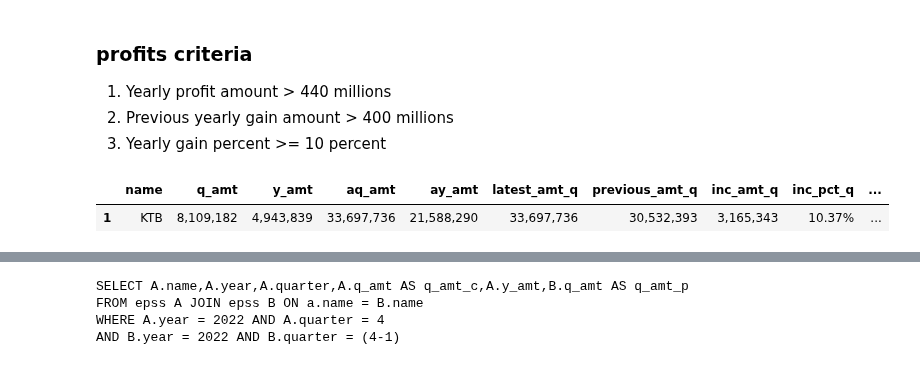
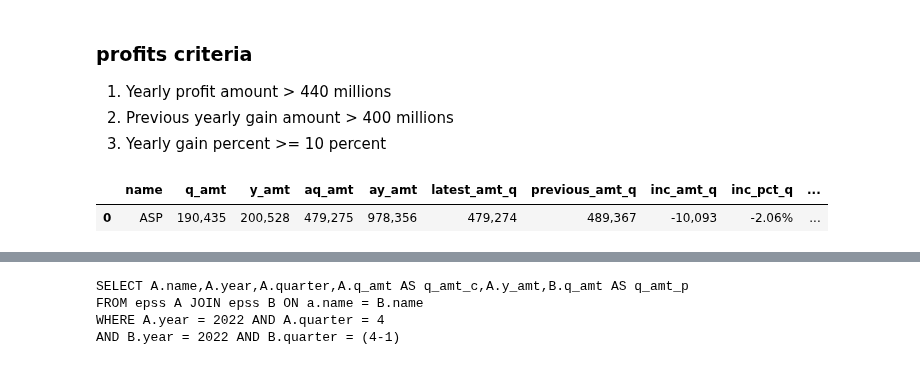
Before and after one commit to santimcs/A7, a Jupyter notebook: Quarterly/440-Create Profits Q4.ipynb, the cells around one changed output, grey strips where cells are left out. Saved outputs shown, nothing was run; the diff lists cells and outputs as text; code cells hidden in the pictures.

```diff
--- a/Quarterly/440-Create Profits Q4.ipynb
+++ b/Quarterly/440-Create Profits Q4.ipynb
@@ -209,10 +194,10 @@ profits.head().style.format(format_dict)
 2. Previous yearly gain amount > 400 millions
 3. Yearly gain percent >= 10 percent
 # %%
-profits[profits["name"] == "KTB"].style.format(format_dict)
+profits[profits["name"] == "ASP"].style.format(format_dict)
 # %% [output]
 |  | name | q_amt | y_amt | aq_amt | ay_amt | latest_amt_q | previous_amt_q | inc_amt_q | inc_pct_q | ... |
-| 1 | KTB | 8,109,182 | 4,943,839 | 33,697,736 | 21,588,290 | 33,697,736 | 30,532,393 | 3,165,343 | 10.37% | ... |
+| 0 | ASP | 190,435 | 200,528 | 479,275 | 978,356 | 479,274 | 489,367 | -10,093 | -2.06% | ... |
 # %%
 criteria_1 = profits.latest_amt_y > 440_000
 profits.loc[criteria_1, cols].sort_values(by=["name"], ascending=True).style.format(format_dict)
```
Also changed, not shown: parts of 20 cells of this notebook, 42 other files.
